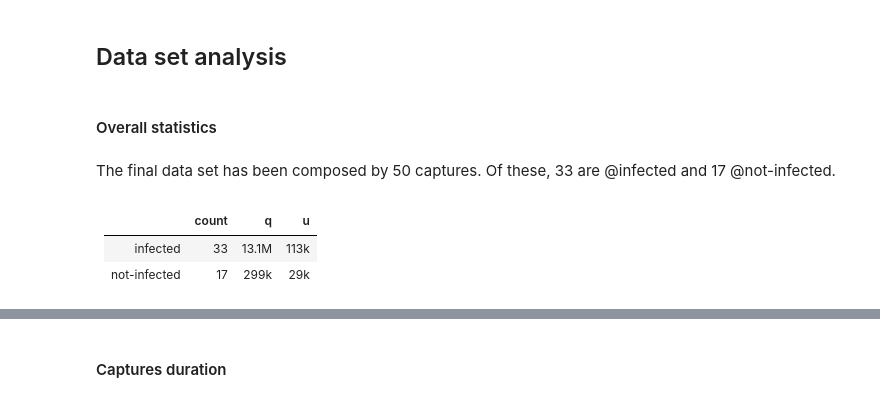
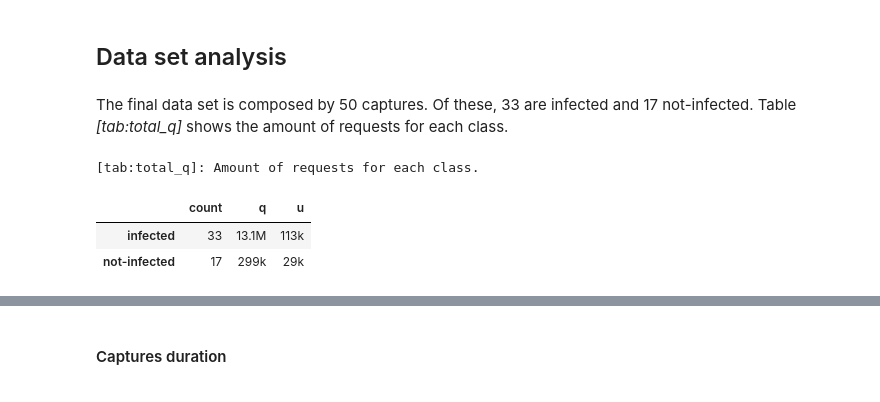
Before and after one commit to princio/dga-detection-analysis-framework, a Jupyter notebook: ml/windows_time.ipynb, the cells around one changed output, grey strips where cells are left out. Drawn from its saved outputs; the diff is of its cells as text; code cells hidden in the pictures.

```diff
--- a/ml/windows_time.ipynb
+++ b/ml/windows_time.ipynb
@@ -27,24 +138,10 @@ slot = common.Slot(database, SEC_PER_SLOT, EPS_TH, DATASET)
 
 def pp(rows):
     if isinstance(rows, list):
-        display(Markdown("\n".join(rows)))
+        dm("\n".join(rows))
     else:
-        display(Markdown(rows))
+        dm(rows)
     pass
-
-def pt(df, width=None, caption=None):
-    s = df.style
-    if width:
-        s = s.set_table_attributes(f'style="table-layout: auto; min-width: {width};"')
-    if caption:
-        s = (
-            s.set_caption(caption)
-            .set_table_styles([
-                 dict(selector="caption", props="caption-side: bottom; font-size:1em;")
-             ], overwrite=False)
-        )
-    # display(HTML(f'<div style="display: flex; justify-content: center;">{s.to_html()}</div>'))
-    display(Markdown(df.to_markdown()))
 
 def ptime(hours):
     if hours < 1:
@@ -113,35 +222,29 @@ Further advantages are:
 # %%
 
-pp("#### Overall statistics")
+total_q = (
+    DF.rename(columns={"id": "count"})[["count", "q", "u", "dga"]]
+        .groupby("dga")
+        .agg({"count": "count", "q": "sum", "u": "sum"})
+)
 
-DF = pd.read_sql(f"""
-    SELECT
-        PCAP.*,
-        MW.DGA
-    FROM PCAP
-    JOIN MALWARE AS MW
-    ON MW.ID = PCAP.MALWARE_ID
-    WHERE PCAP.DATASET = '{DATASET}'
-""", database.engine)
+total_q.index.rename(None, inplace=True)
 
-DF["dga"] = DF["dga"].replace([0,2], ["not-infected", "infected"])
+total_q = total_q.map(lambda x: qq.Quantity(x).render(prec=2))
 
-tmp = DF.rename(columns={"id": "count"})[["count", "q", "u", "dga"]]\
-        .groupby("dga")\
-        .agg({"count": "count", "q": "sum", "u": "sum"})
-tmp.index.rename(None, inplace=True)
+total_q = Table(total_q, Tables.TOTAL_Q, "Amount of requests for each class.")
 
 pp(
-    f"The final data set has been composed by {DF.shape[0]} captures. "\
-    f"Of these, {tmp.loc["infected", "count"]} are @infected and "\
-    f"{tmp.loc["not-infected", "count"]} @not-infected.\n"
+    f"The final data set is composed by {DF.shape[0]} captures. "
+    f"Of these, {tmp.loc["infected", "count"]} are {LI} and "
+    f"{tmp.loc["not-infected", "count"]} {LNI}.\n"
+    f"Table {total_q.label.ref()} shows the amount of requests for each class."
 )
 
-pt(tmp.map(lambda x: qq.Quantity(x).render(prec=2)), width="340px", caption="Total number of requests and uniques in the data set.")
+total_q.print('400px')
 # %% [output]
-#### Overall statistics
+The final data set is composed by 50 captures. Of these, 33 are infected and 17 not-infected.
+Table _[tab:total_q]_ shows the amount of requests for each class.
-The final data set has been composed by 50 captures. Of these, 33 are @infected and 17 @not-infected.
-|              |   count | q     | u    |
-|:-------------|--------:|:------|:-----|
-| infected     |      33 | 13.1M | 113k |
-| not-infected |      17 | 299k  | 29k  |
+[tab:total_q]: Amount of requests for each class.
+|  | count | q | u |
+| infected | 33 | 13.1M | 113k |
+| not-infected | 17 | 299k | 29k |
```
Also changed, not shown: parts of 8 cells of this notebook, 4 other files.
